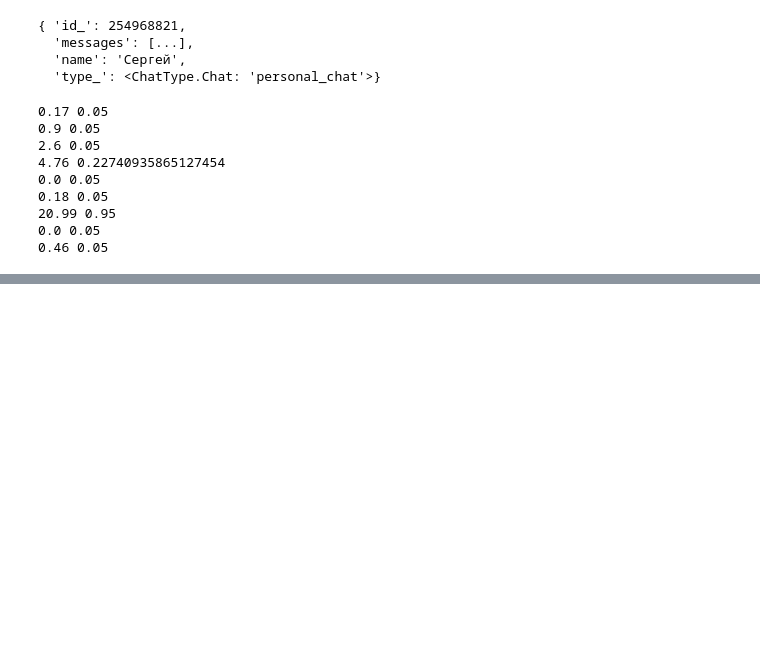
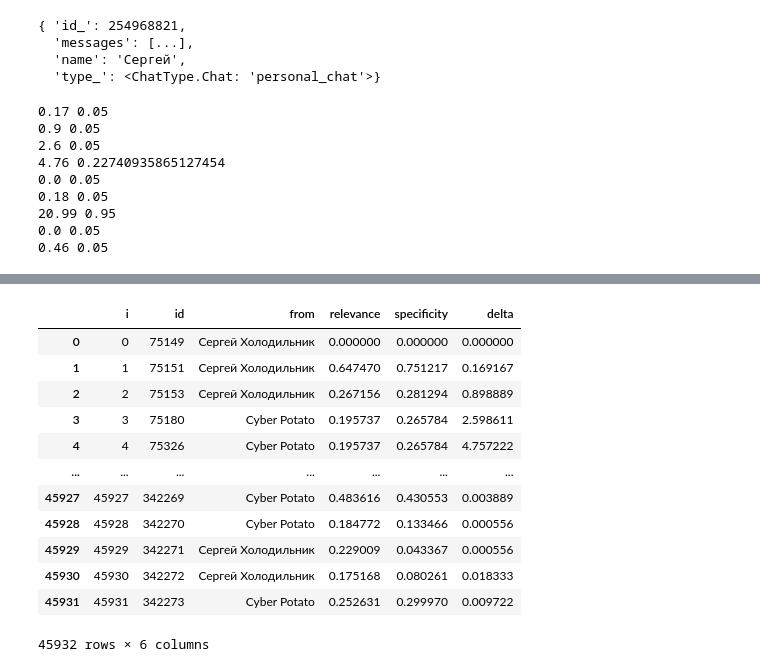
Before and after one commit to suai-ai/dialog-parser, a Jupyter notebook: split_dialog.ipynb, the cells around one changed output, grey strips where cells are left out. Saved outputs shown, nothing was run; the diff lists cells and outputs as text; code cells hidden in the pictures; blank space fills up the shorter version.

```diff
--- a/split_dialog.ipynb
+++ b/split_dialog.ipynb
@@ -77,0 +105,6 @@ alt.Chart(df).mark_line().encode(
+# %%
+temp = list(range(10))
+
+for i in range(1, len(temp)):
+    slice = temp[max(i - 4, 0): i + 1]
+    print(slice)
@@ -77,0 +153,10 @@ alt.Chart(df).mark_line().encode(
+# %%
+import pickle
+
+# Read the serialized object from a file using load()
+with open('result.pickle', 'rb') as handle:
+    serialized_object = pickle.load(handle)
+
+# Deserialize the object using loads()
+relevance_stats = pickle.loads(serialized_object)
+len(relevance_stats)
@@ -77,0 +165,17 @@ alt.Chart(df).mark_line().encode(
+# %%
+relevance_stats = [
+    {
+        'i': 0,
+        'id': chat.messages[0].id_,
+        'from': chat.messages[0].from_,
+        'relevance': 0,
+        'specificity': 0
+    }
+] + relevance_stats
+# %%
+relevance_stats[0]['delta'] = 0
+
+for i in range(1, len(relevance_stats)):
+    relevance_stats[i]['from'] = chat.messages[i].from_
+    relevance_stats[i]['delta'] = chat.messages[i].date - chat.messages[i - 1].date
+    relevance_stats[i]['delta'] = relevance_stats[i]['delta'].total_seconds() / 3600
@@ -77,0 +203,19 @@ alt.Chart(df).mark_line().encode(
+# %%
+# make a dataframe out of relevance stats
+
+df = pd.DataFrame(relevance_stats)
+df
+# %% [output]
+|  | i | id | from | relevance | specificity | delta |
+| 0 | 0 | 75149 | Сергей Холодильник | 0.000000 | 0.000000 | 0.000000 |
+| 1 | 1 | 75151 | Сергей Холодильник | 0.647470 | 0.751217 | 0.169167 |
+| 2 | 2 | 75153 | Сергей Холодильник | 0.267156 | 0.281294 | 0.898889 |
+| 3 | 3 | 75180 | Cyber Potato | 0.195737 | 0.265784 | 2.598611 |
+| 4 | 4 | 75326 | Cyber Potato | 0.195737 | 0.265784 | 4.757222 |
+| ... | ... | ... | ... | ... | ... | ... |
+| 45927 | 45927 | 342269 | Cyber Potato | 0.483616 | 0.430553 | 0.003889 |
+| 45928 | 45928 | 342270 | Cyber Potato | 0.184772 | 0.133466 | 0.000556 |
+| 45929 | 45929 | 342271 | Сергей Холодильник | 0.229009 | 0.043367 | 0.000556 |
+| 45930 | 45930 | 342272 | Сергей Холодильник | 0.175168 | 0.080261 | 0.018333 |
+| 45931 | 45931 | 342273 | Cyber Potato | 0.252631 | 0.299970 | 0.009722 |
+45932 rows × 6 columns
```
Also changed, not shown: parts of 15 cells of this notebook, 1 other file.
